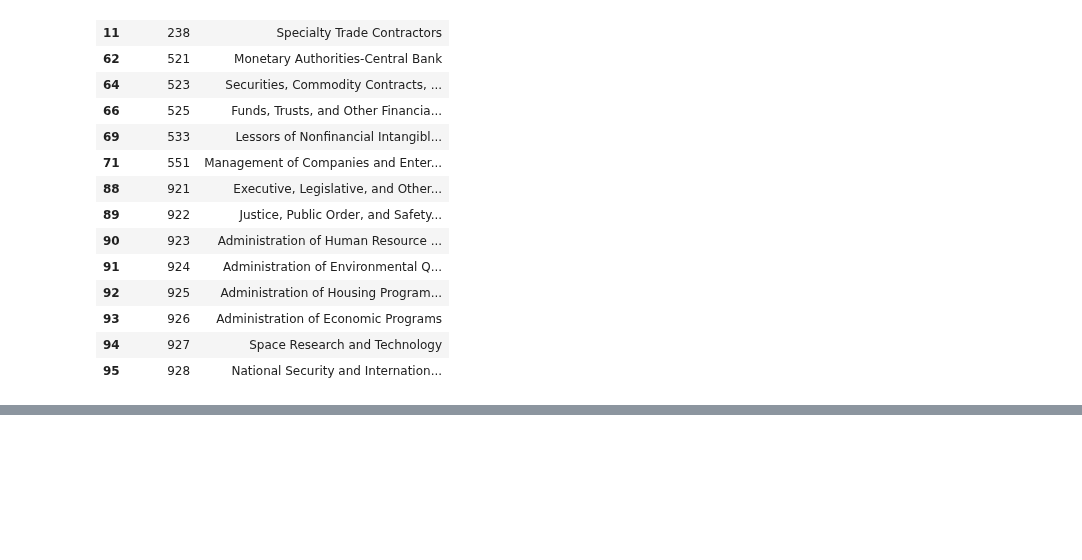
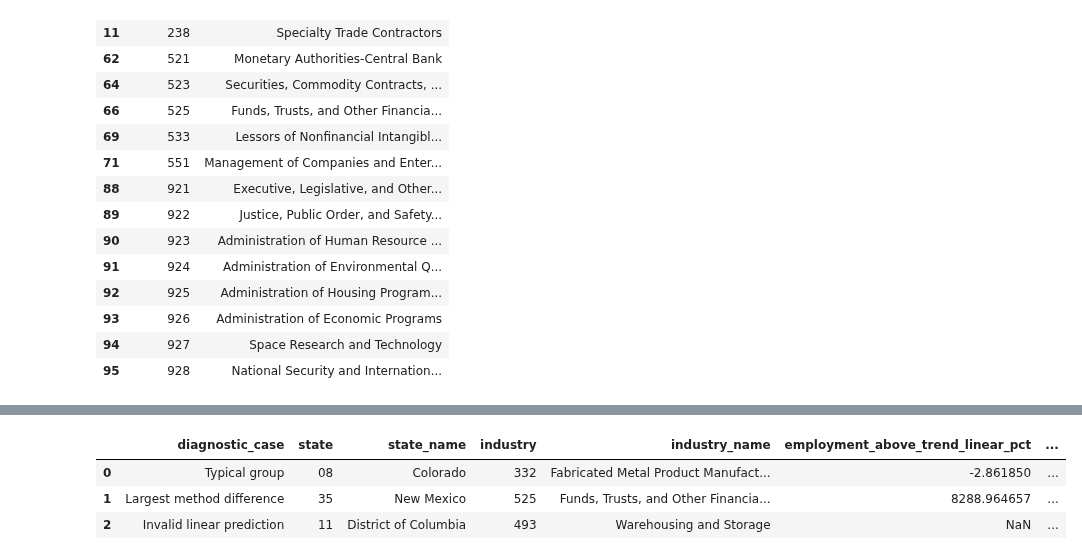
Before and after one commit to viet0901/senior-research, a Jupyter notebook: notebooks/01_research_analysis.ipynb, the cells around one changed output, grey strips where cells are left out. Saved outputs shown, nothing was run; the diff lists cells and outputs as text; code cells hidden in the pictures; blank space fills up the shorter version.

```diff
--- a/notebooks/01_research_analysis.ipynb
+++ b/notebooks/01_research_analysis.ipynb
@@ -270,0 +871,73 @@ Industries without an exposure score: 16
+# %%
+# Select a typical group near the median where the methods agree
+log_trend_median = comparison_overlap[
+    "employment_above_trend_log_pct"
+].median()
+
+comparison_for_selection = comparison_overlap.assign(
+    typical_score=(
+        comparison_overlap["employment_above_trend_log_pct"]
+        .sub(log_trend_median)
+        .abs()
+        + comparison_overlap["difference_pct_points"].abs()
+    ),
+    absolute_method_difference=(
+        comparison_overlap["difference_pct_points"].abs()
+    ),
+)
+
+typical_case = (
+    comparison_for_selection
+    .sort_values(["typical_score", "state", "industry"])
+    .head(1)
+    .assign(diagnostic_case="Typical group")
+)
+
+largest_difference_case = (
+    comparison_for_selection
+    .sort_values(
+        ["absolute_method_difference", "state", "industry"],
+        ascending=[False, True, True],
+    )
+    .head(1)
+    .assign(diagnostic_case="Largest method difference")
+)
+
+invalid_linear_case = (
+    recovered_invalid_groups
+    .assign(
+        absolute_log_deviation=lambda data: (
+            data["employment_above_trend_log_pct"].abs()
+        )
+    )
+    .sort_values(
+        ["absolute_log_deviation", "state", "industry"],
+        ascending=[False, True, True],
+    )
+    .head(1)
+    .assign(diagnostic_case="Invalid linear prediction")
+)
+
+diagnostic_groups = pd.concat(
+    [typical_case, largest_difference_case, invalid_linear_case],
+    ignore_index=True,
+)
+
+display(
+    diagnostic_groups[
+        [
+            "diagnostic_case",
+            "state",
+            "state_name",
+            "industry",
+            "industry_name",
+            "employment_above_trend_linear_pct",
+            "employment_above_trend_log_pct",
+        ]
+    ]
+)
+# %% [output]
+|  | diagnostic_case | state | state_name | industry | industry_name | employment_above_trend_linear_pct | ... |
+| 0 | Typical group | 08 | Colorado | 332 | Fabricated Metal Product Manufact... | -2.861850 | ... |
+| 1 | Largest method difference | 35 | New Mexico | 525 | Funds, Trusts, and Other Financia... | 8288.964657 | ... |
+| 2 | Invalid linear prediction | 11 | District of Columbia | 493 | Warehousing and Storage | NaN | ... |
```
Also changed, not shown: parts of 25 cells of this notebook, 2 other files.
